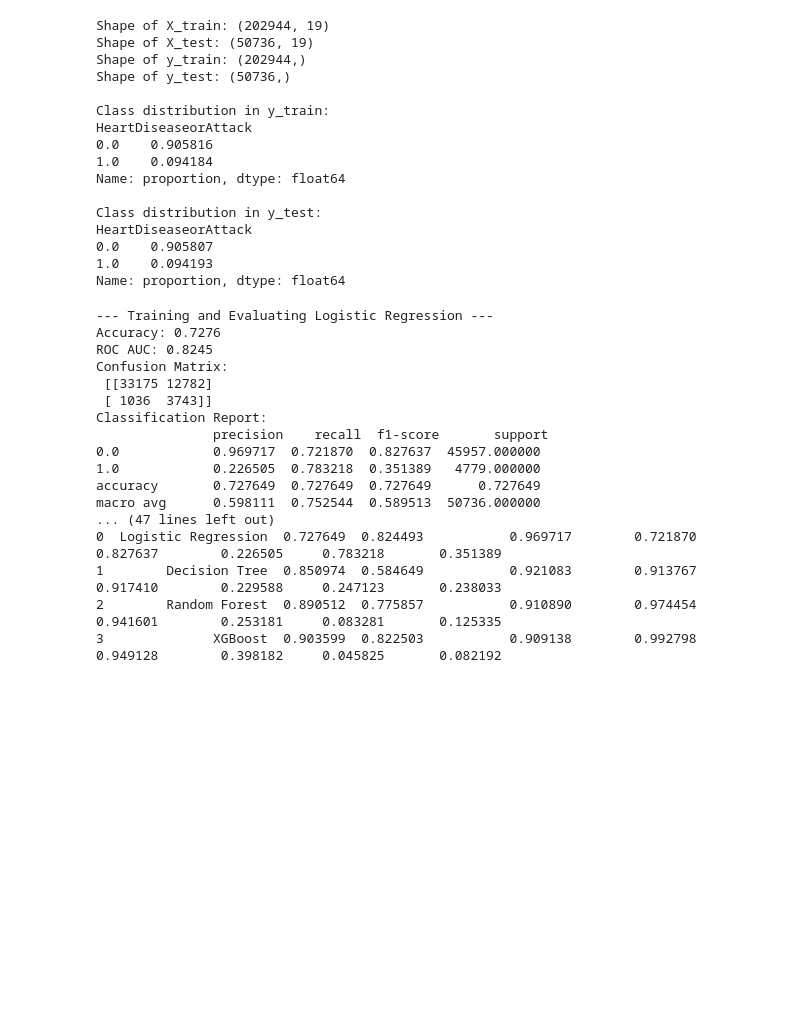
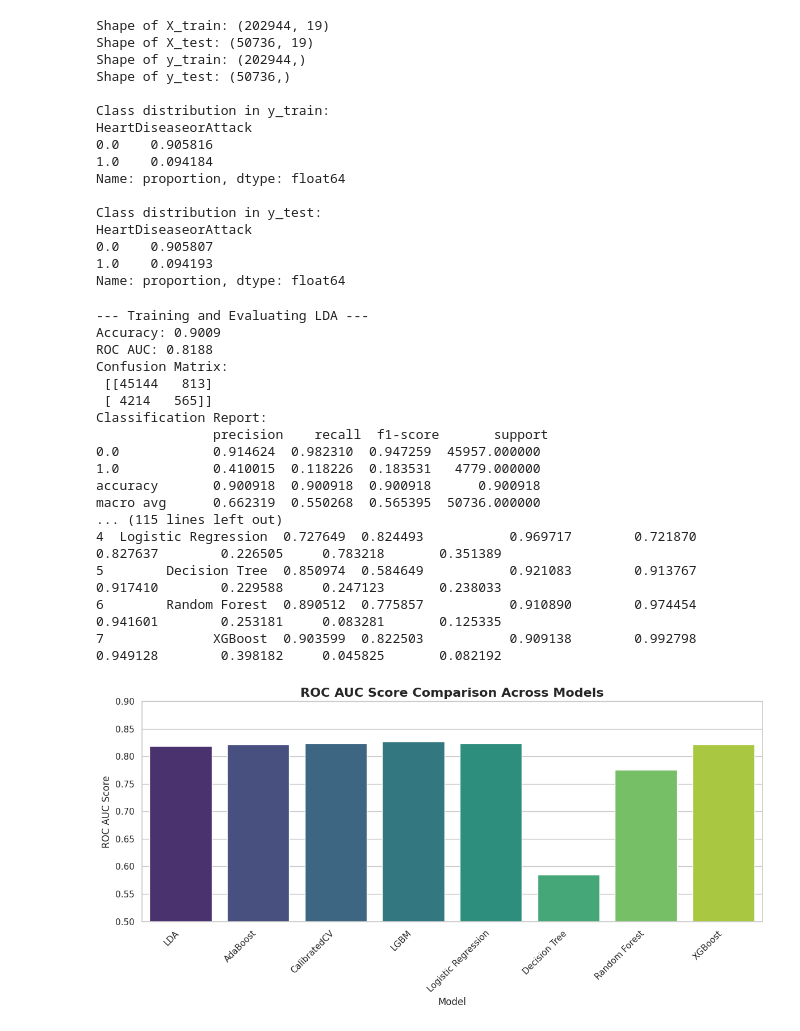
Before and after one commit to Ninja-draw-coder/PythonProjects, a Jupyter notebook: HeartDisease.ipynb, the cells around one changed output. Cells and saved outputs as stored; diff of their text form; code cells hidden in the pictures; blank space fills up the shorter version.

```diff
--- a/HeartDisease.ipynb
+++ b/HeartDisease.ipynb
@@ -718,6 +632,11 @@ from sklearn.preprocessing import StandardScaler
 from sklearn.linear_model import LogisticRegression
 from sklearn.tree import DecisionTreeClassifier
 from sklearn.ensemble import RandomForestClassifier
+from sklearn.discriminant_analysis import LinearDiscriminantAnalysis
+from sklearn.ensemble import AdaBoostClassifier, RandomForestClassifier
+from sklearn.calibration import CalibratedClassifierCV
+from sklearn.linear_model import LogisticRegression, SGDClassifier
+from lightgbm import LGBMClassifier
 from xgboost import XGBClassifier
 from sklearn.metrics import accuracy_score, classification_report, roc_auc_score, confusion_matrix
 import warnings
@@ -749,6 +668,10 @@ X_test_scaled_df = pd.DataFrame(X_test_scaled, columns=X_test.columns)
 # --- Model Implementation and Evaluation ---
 
 models = {
+    'LDA': LinearDiscriminantAnalysis(),
+    'AdaBoost': AdaBoostClassifier(),
+    'CalibratedCV': CalibratedClassifierCV(),
+    'LGBM': LGBMClassifier(),
     "Logistic Regression": LogisticRegression(solver='liblinear', random_state=42, class_weight='balanced'),
     "Decision Tree": DecisionTreeClassifier(random_state=42),
     "Random Forest": RandomForestClassifier(random_state=42, class_weight='balanced'),
@@ -815,44 +738,45 @@ for name, res in results.items():
 print("\n--- Model Performance Summary ---")
 print(summary_df.to_string())
 
 # Plotting performance metrics for comparison
 plt.figure(figsize=(12, 6))
 sns.barplot(x='Model', y='ROC AUC', data=summary_df, palette='viridis')
 plt.title('ROC AUC Score Comparison Across Models', fontsize=16, fontweight='bold')
 plt.xlabel('Model', fontsize=12)
 plt.ylabel('ROC AUC Score', fontsize=12)
 plt.xticks(rotation=45, ha='right')
 plt.ylim(0.5, 0.9) # Set a reasonable y-limit as 0.5 is baseline for ROC AUC
 plt.tight_layout()
 plt.show()
 plt.savefig('ROC_AUC_Comparison.png')
 plt.close()
 
 plt.figure(figsize=(12, 6))
 sns.barplot(x='Model', y='F1-Score (HD)', data=summary_df, palette='magma')
 plt.title('F1-Score (Heart Disease Class) Comparison Across Models', fontsize=16, fontweight='bold')
 plt.xlabel('Model', fontsize=12)
 plt.ylabel('F1-Score (Heart Disease Class)', fontsize=12)
 plt.xticks(rotation=45, ha='right')
 plt.tight_layout()
 plt.savefig('F1_Score_HD_Comparison.png')
 plt.show()
 plt.close()
 # %% [output]
---- Training and Evaluating Logistic Regression ---
-Accuracy: 0.7276
-ROC AUC: 0.8245
+--- Training and Evaluating LDA ---
+Accuracy: 0.9009
+ROC AUC: 0.8188
 Confusion Matrix:
- [[33175 12782]
- [ 1036  3743]]
+ [[45144   813]
+ [ 4214   565]]
 Classification Report:
                precision    recall  f1-score       support
-0.0            0.969717  0.721870  0.827637  45957.000000
-1.0            0.226505  0.783218  0.351389   4779.000000
-accuracy       0.727649  0.727649  0.727649      0.727649
-macro avg      0.598111  0.752544  0.589513  50736.000000
-... (47 lines left out)
-0  Logistic Regression  0.727649  0.824493           0.969717        0.721870          0.827637        0.226505     0.783218       0.351389
-1        Decision Tree  0.850974  0.584649           0.921083        0.913767          0.917410        0.229588     0.247123       0.238033
-2        Random Forest  0.890512  0.775857           0.910890        0.974454          0.941601        0.253181     0.083281       0.125335
-3              XGBoost  0.903599  0.822503           0.909138        0.992798          0.949128        0.398182     0.045825       0.082192
+0.0            0.914624  0.982310  0.947259  45957.000000
+1.0            0.410015  0.118226  0.183531   4779.000000
+accuracy       0.900918  0.900918  0.900918      0.900918
+macro avg      0.662319  0.550268  0.565395  50736.000000
+... (115 lines left out)
+4  Logistic Regression  0.727649  0.824493           0.969717        0.721870          0.827637        0.226505     0.783218       0.351389
+5        Decision Tree  0.850974  0.584649           0.921083        0.913767          0.917410        0.229588     0.247123       0.238033
+6        Random Forest  0.890512  0.775857           0.910890        0.974454          0.941601        0.253181     0.083281       0.125335
+7              XGBoost  0.903599  0.822503           0.909138        0.992798          0.949128        0.398182     0.045825       0.082192
+[figure, added]
```
Also changed, not shown: parts of 12 cells of this notebook.
